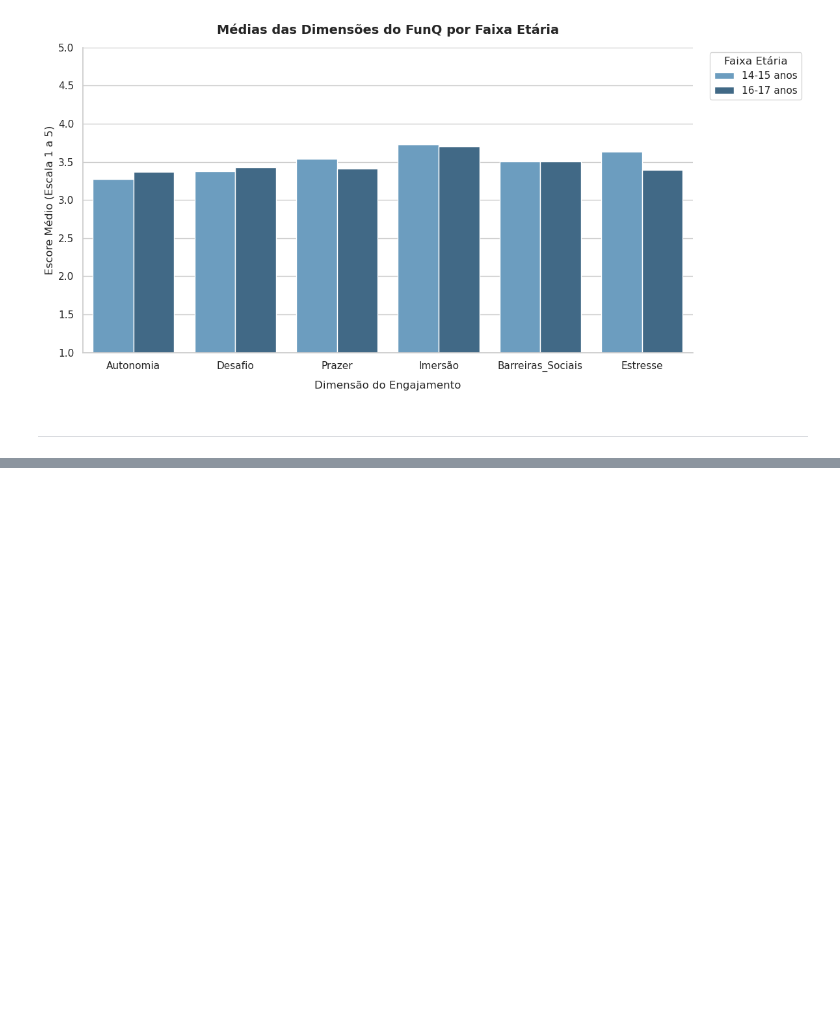
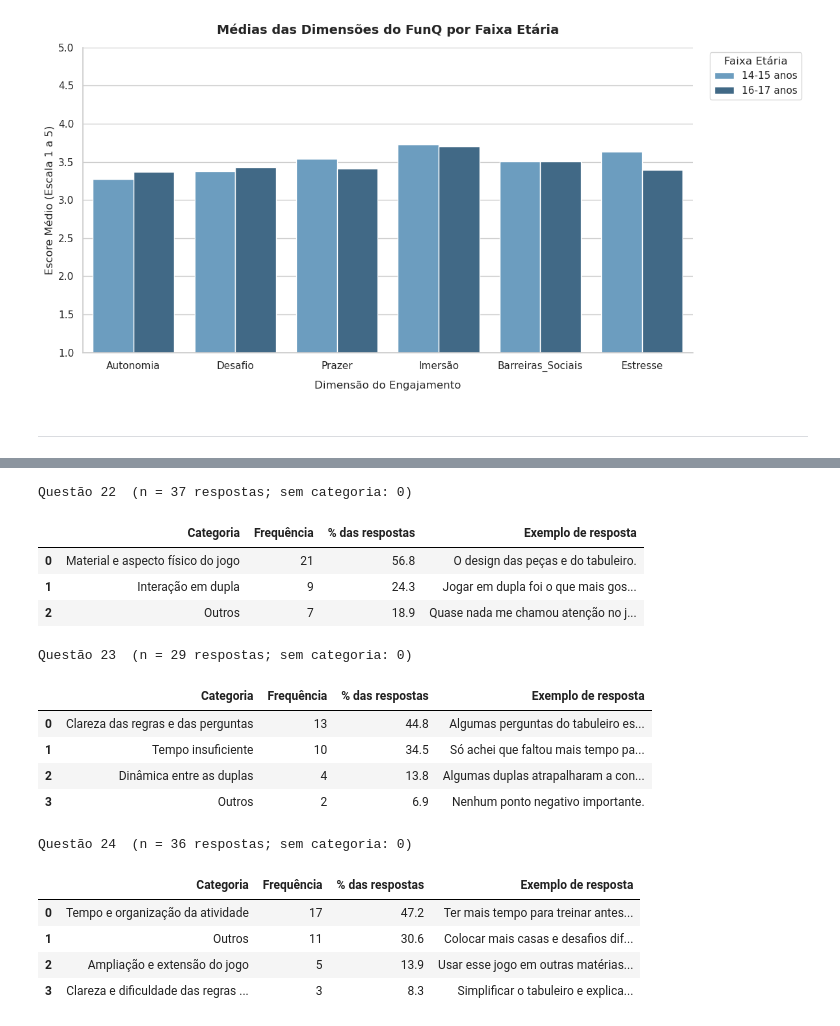
Before and after one commit to Anthony-Hilario/AnaliseDadosFunQ, a Jupyter notebook: analise-respostas-funq.ipynb, the cells around one changed output, grey strips where cells are left out. Drawn from its saved outputs; the diff is of its cells as text; code cells hidden in the pictures; blank space fills up the shorter version.

```diff
--- a/analise-respostas-funq.ipynb
+++ b/analise-respostas-funq.ipynb
@@ -399,0 +457,75 @@ O valor está em cruzar qualitativamente com os achados quantitativos: se Desafi
+# %%
+# 3. Função automática para atribuir a categoria com base nas palavras-chave
+def atribuir_categoria(texto, regras_da_questao):
+    if pd.isna(texto) or str(texto).strip() == '':
+        return None
+    texto_lower = str(texto).lower()
+    for categoria, palavras in regras_da_questao.items():
+        if any(palavra in texto_lower for palavra in palavras):
+            return categoria
+    return 'Outros' # Categoria padrão caso nenhuma palavra-chave bata
+
+# 4. Criação automática das colunas TEMPORÁRIAS em memória (_categoria)
+for questao, regras in regras_categorizacao.items():
+    col_cat = f"{questao}_categoria"
+    if questao in df.columns:
+        df[col_cat] = df[questao].apply(lambda x: atribuir_categoria(x, regras))
+
+# 5. Mapeamento dos rótulos para exibição no relatório
+colunas_abertas = {
+    'q19_opiniao_atividade': 'Questão 19',
+    'q20_sentimento_jogo': 'Questão 20',
+    'q21_compreensao_conceitos': 'Questão 21',
+    'q22_fator_interesse': 'Questão 22',
+    'q23_pontos_negativos': 'Questão 23',
+    'q24_sugestoes_mudanca': 'Questão 24'
+}
+
+# 6. colunas temporárias da memória
+for coluna, rotulo in colunas_abertas.items():
+    col_cat = coluna + '_categoria'      # ex.: q22_categoria
+    if col_cat not in df.columns:
+        continue                         # questão sem regras ou não presente no dataframe
+
+    sub = pd.DataFrame({
+        'resposta': df[coluna],
+        'categoria': df[col_cat].astype('string').str.strip().mask(lambda s: s == ''),
+    }).dropna(subset=['resposta'])
+
+    sub['categoria'] = sub['categoria'].str.capitalize()   # ignora diferenças de maiúsculas
+
+    tabela = (
+        sub['categoria'].value_counts()
+        .rename_axis('Categoria')
+        .reset_index(name='Frequência')
+    )
+    tabela['% das respostas'] = (tabela['Frequência'] / len(sub) * 100).round(1)
+
+    if not sub.empty and 'categoria' in sub.columns:
+        exemplos = sub.groupby('categoria')['resposta'].agg(lambda s: s.value_counts().index[0])
+        tabela['Exemplo de resposta'] = tabela['Categoria'].map(exemplos)
+    else:
+        tabela['Exemplo de resposta'] = ''
+
+    sem_categoria = sub['categoria'].isna().sum()
+    print(f"{rotulo}  (n = {len(sub)} respostas; sem categoria: {sem_categoria})")
+    display(tabela)
+    print()
+# %% [output]
+Questão 22  (n = 37 respostas; sem categoria: 0)
+|  | Categoria | Frequência | % das respostas | Exemplo de resposta |
+| 0 | Material e aspecto físico do jogo | 21 | 56.8 | O design das peças e do tabuleiro. |
+| 1 | Interação em dupla | 9 | 24.3 | Jogar em dupla foi o que mais gos... |
+| 2 | Outros | 7 | 18.9 | Quase nada me chamou atenção no j... |
+Questão 23  (n = 29 respostas; sem categoria: 0)
+|  | Categoria | Frequência | % das respostas | Exemplo de resposta |
+| 0 | Clareza das regras e das perguntas | 13 | 44.8 | Algumas perguntas do tabuleiro es... |
+| 1 | Tempo insuficiente | 10 | 34.5 | Só achei que faltou mais tempo pa... |
+| 2 | Dinâmica entre as duplas | 4 | 13.8 | Algumas duplas atrapalharam a con... |
+| 3 | Outros | 2 | 6.9 | Nenhum ponto negativo importante. |
+Questão 24  (n = 36 respostas; sem categoria: 0)
+|  | Categoria | Frequência | % das respostas | Exemplo de resposta |
+| 0 | Tempo e organização da atividade | 17 | 47.2 | Ter mais tempo para treinar antes... |
+| 1 | Outros | 11 | 30.6 | Colocar mais casas e desafios dif... |
+| 2 | Ampliação e extensão do jogo | 5 | 13.9 | Usar esse jogo em outras matérias... |
+| 3 | Clareza e dificuldade das regras ... | 3 | 8.3 | Simplificar o tabuleiro e explica... |
```
Also changed, not shown: parts of 14 cells of this notebook.
